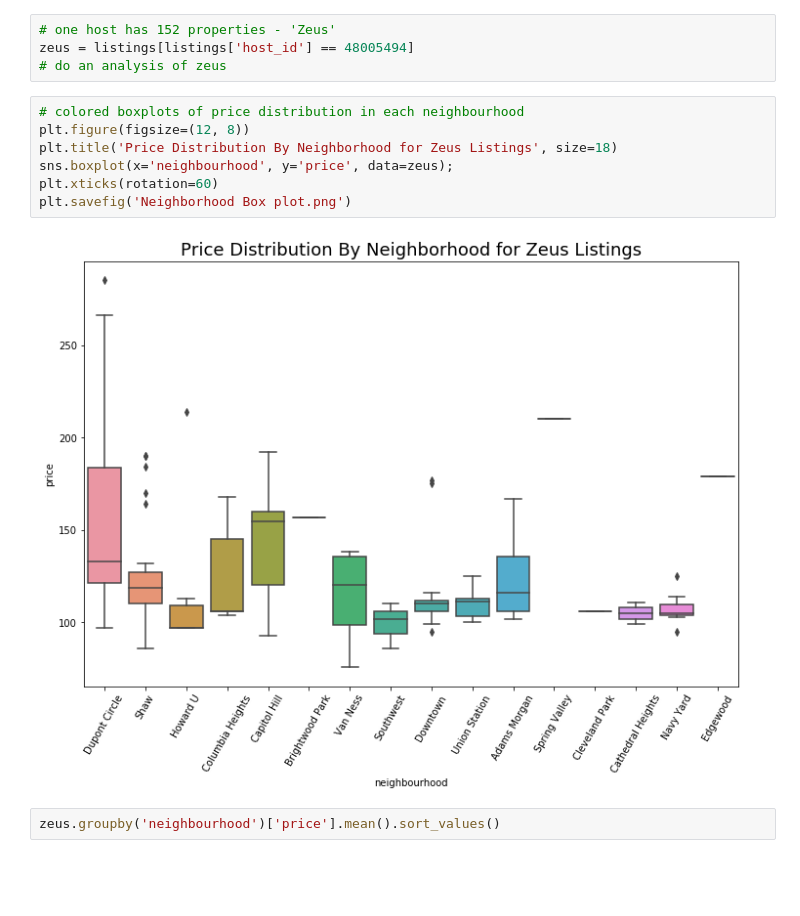
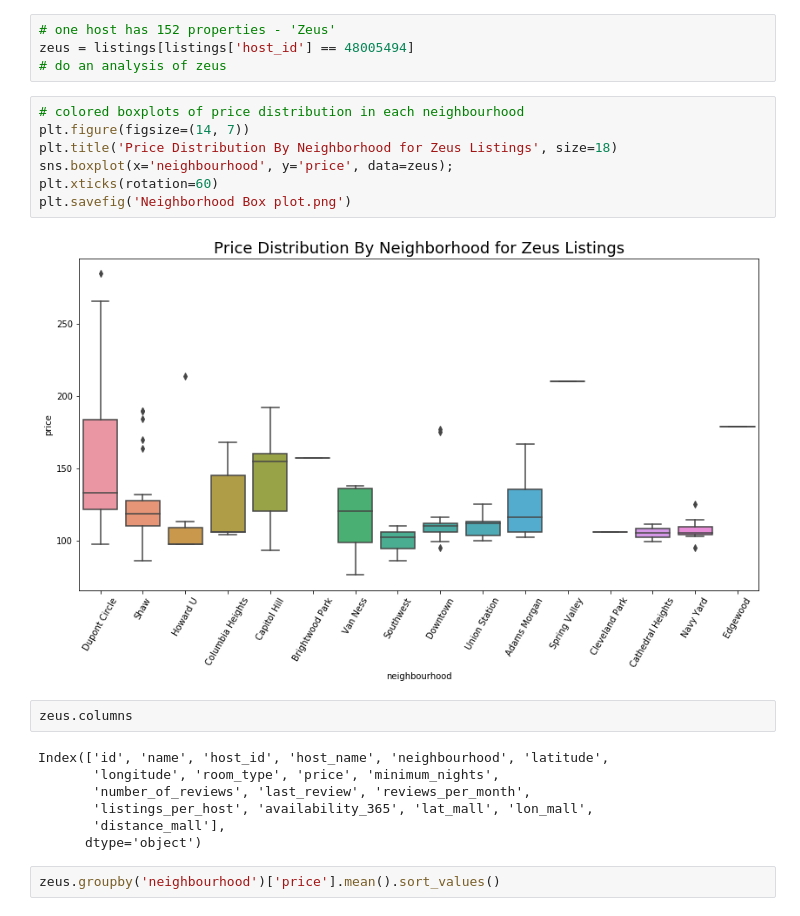
Before and after one commit to k10jo01/airbnb, a Jupyter notebook: code/02.3-eda-listings.ipynb, the cells around one changed output. Saved outputs shown, nothing was run; the diff lists cells and outputs as text; blank space fills up the shorter version.

```diff
--- a/code/02.3-eda-listings.ipynb
+++ b/code/02.3-eda-listings.ipynb
@@ -666,13 +696,22 @@ zeus = listings[listings['host_id'] == 48005494]
 # do an analysis of zeus
 # %%
 # colored boxplots of price distribution in each neighbourhood
-plt.figure(figsize=(12, 8))
+plt.figure(figsize=(14, 7))
 plt.title('Price Distribution By Neighborhood for Zeus Listings', size=18)
 sns.boxplot(x='neighbourhood', y='price', data=zeus);
 plt.xticks(rotation=60)
 plt.savefig('Neighborhood Box plot.png')
 # %% [output]
-[figure, old version]
+[figure, new version]
+# %%
+zeus.columns
+# %% [output]
+Index(['id', 'name', 'host_id', 'host_name', 'neighbourhood', 'latitude',
+       'longitude', 'room_type', 'price', 'minimum_nights',
+       'number_of_reviews', 'last_review', 'reviews_per_month',
+       'listings_per_host', 'availability_365', 'lat_mall', 'lon_mall',
+       'distance_mall'],
+      dtype='object')
 # %%
 zeus.groupby('neighbourhood')['price'].mean().sort_values()
 # %% [output]
```
Also changed, not shown: parts of 78 cells of this notebook, 27 other files.
